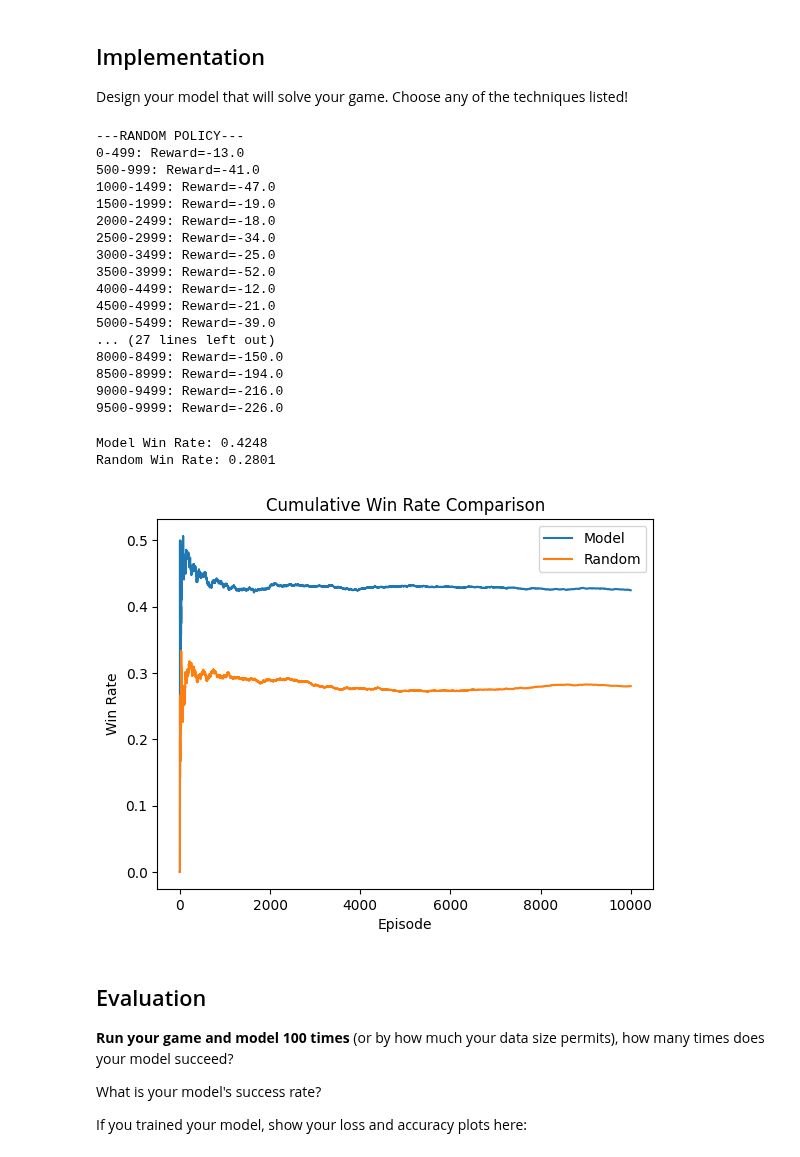
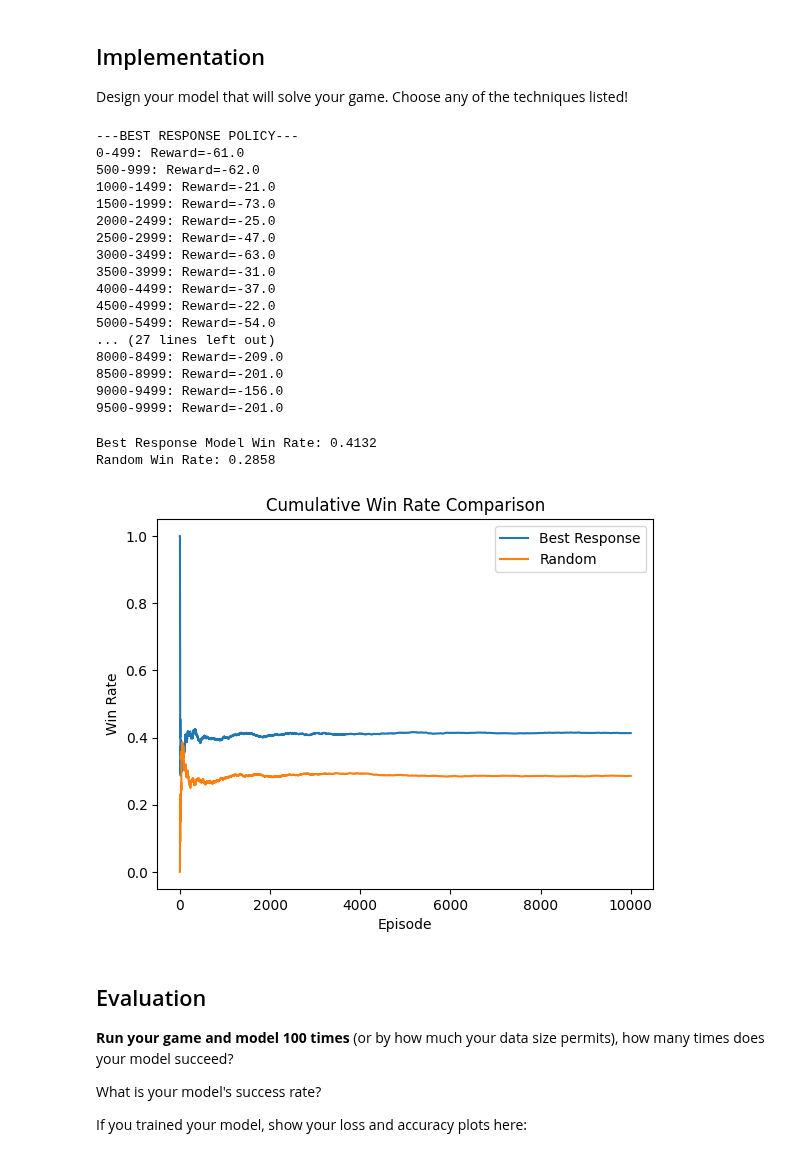
Before and after one commit to JaceLaf/ai_projects, a Jupyter notebook: project_8/project_8.ipynb, the cells around one changed output. Drawn from its saved outputs; the diff is of its cells as text; code cells hidden in the pictures.

```diff
--- a/project_8/project_8.ipynb
+++ b/project_8/project_8.ipynb
@@ -147,7 +147,7 @@ def evaluate_hit(player_sum, dealer_card, simulations=100):
     return total / simulations
 # %%
 def policy(state):
-    """Chooses best action using expected value."""
+    """Chooses action that maximizes utility based on simulations."""
     player_sum, dealer_card, usable_ace = state
 
     hit_value = evaluate_hit(player_sum, dealer_card)
@@ -191,58 +191,65 @@ def run_policy(policy_fn, episodes=10000):
     return rewards
 # %%
 # Runs both policies
-print("---RANDOM POLICY---")
+print("---BEST RESPONSE POLICY---")
 model_rewards = run_policy(policy)
 
 print()
 
-print("---EXPECTED VALUE POLICY---")
+print("---RANDOM POLICY---")
 random_rewards = run_policy(random_policy)
 # %% [output]
----RANDOM POLICY---
-0-499: Reward=-13.0
-500-999: Reward=-41.0
-1000-1499: Reward=-47.0
-1500-1999: Reward=-19.0
-2000-2499: Reward=-18.0
-2500-2999: Reward=-34.0
-3000-3499: Reward=-25.0
-3500-3999: Reward=-52.0
-4000-4499: Reward=-12.0
-4500-4999: Reward=-21.0
-5000-5499: Reward=-39.0
+---BEST RESPONSE POLICY---
+0-499: Reward=-61.0
+500-999: Reward=-62.0
+1000-1499: Reward=-21.0
+1500-1999: Reward=-73.0
+2000-2499: Reward=-25.0
+2500-2999: Reward=-47.0
+3000-3499: Reward=-63.0
+3500-3999: Reward=-31.0
+4000-4499: Reward=-37.0
+4500-4999: Reward=-22.0
+5000-5499: Reward=-54.0
 ... (27 lines left out)
-8000-8499: Reward=-150.0
-8500-8999: Reward=-194.0
-9000-9499: Reward=-216.0
-9500-9999: Reward=-226.0
+8000-8499: Reward=-209.0
+8500-8999: Reward=-201.0
+9000-9499: Reward=-156.0
+9500-9999: Reward=-201.0
 # %%
 # Computes win rates
 model_win_rate = np.mean(np.array(model_rewards) > 0)
 random_win_rate = np.mean(np.array(random_rewards) > 0)
 # %%
 # Prints results
-print("Model Win Rate:", model_win_rate)
+print("Best Response Model Win Rate:", model_win_rate)
 print("Random Win Rate:", random_win_rate)
 # %% [output]
-Model Win Rate: 0.4248
-Random Win Rate: 0.2801
+Best Response Model Win Rate: 0.4132
+Random Win Rate: 0.2858
 # %%
 def cumulative_win_rate(rewards):
-    """Computes cumulative win rate."""
+    """
+    Computes cumulative win rate.
+    Args:
+        - rewards (list): A list of results of the game
+    Returns
+        - np.array: how the model is evolving to win
+
+    """
     wins = np.array(rewards) > 0
     return np.cumsum(wins) / np.arange(1, len(wins) + 1)
 # %%
 # Plots cumulative win rates
-plt.plot(cumulative_win_rate(model_rewards), label="Model")
+plt.plot(cumulative_win_rate(model_rewards), label="Best Response")
 plt.plot(cumulative_win_rate(random_rewards), label="Random")
 plt.title("Cumulative Win Rate Comparison")
 plt.xlabel("Episode")
 plt.ylabel("Win Rate")
 plt.legend()
 plt.show()
 # %% [output]
-[figure, old version]
+[figure, new version]
 # %% [markdown]
 ## Evaluation
 **Run your game and model 100 times** (or by how much your data size permits), how many times does your model succeed?
```
Also changed, not shown: parts of 3 cells of this notebook, 1 other file.
